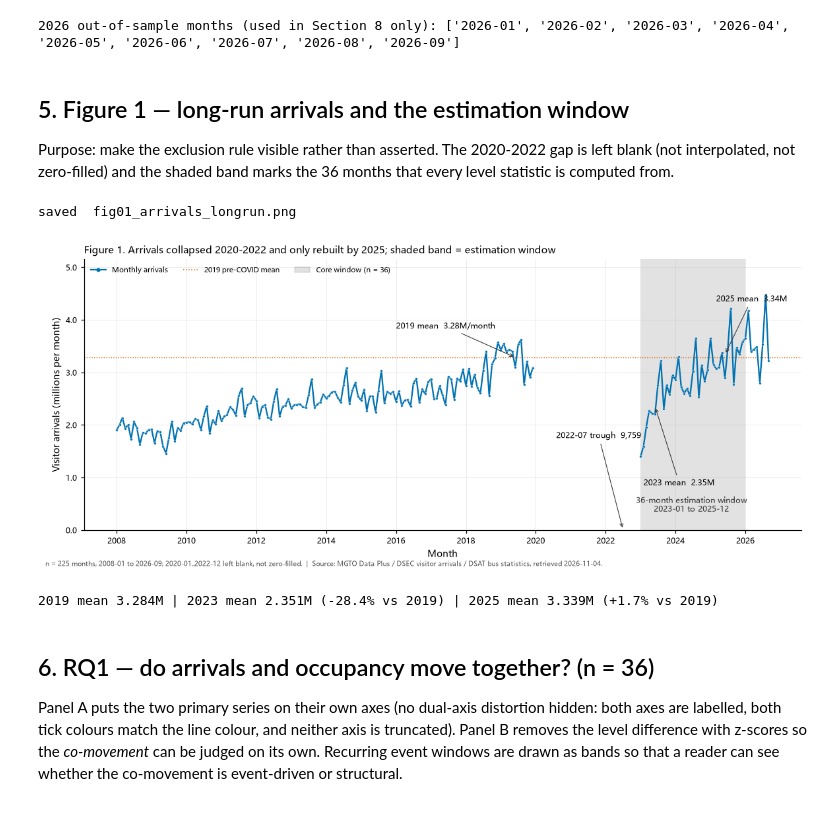
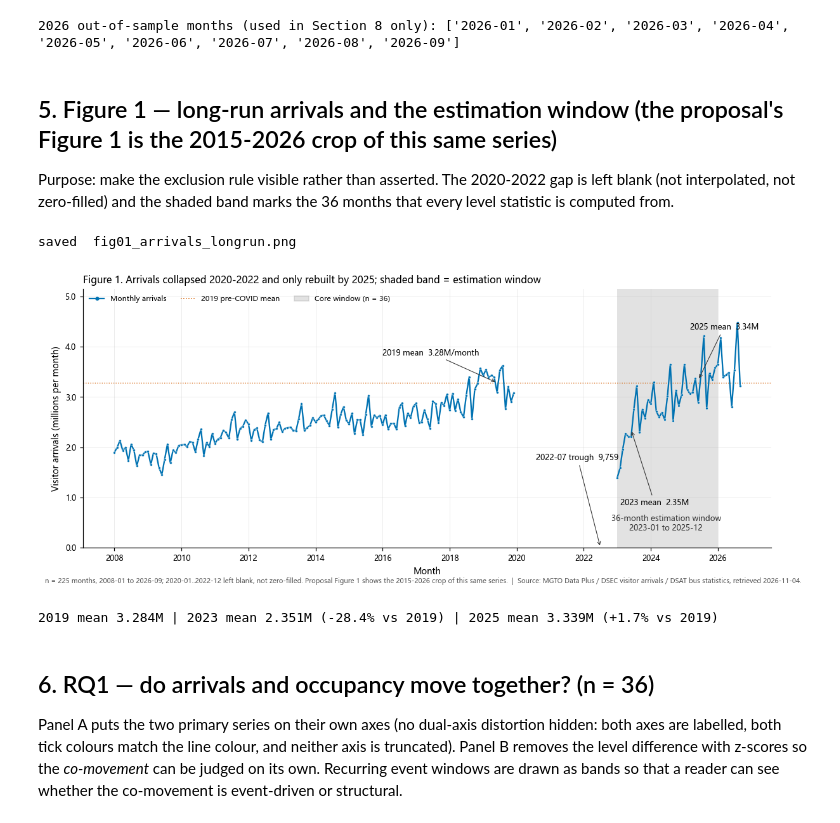
Before and after one commit to FongChinWai-Vivi/CISC7204-ClassE-Team01-2026GitHub, a Jupyter notebook: notebooks/CISC7204_ClassE_Team01_Visualization_updated.ipynb, the cells around one changed output. Saved outputs shown, nothing was run; the diff lists cells and outputs as text; code cells hidden in the pictures.

```diff
--- a/notebooks/CISC7204_ClassE_Team01_Visualization_updated.ipynb
+++ b/notebooks/CISC7204_ClassE_Team01_Visualization_updated.ipynb
@@ -16,6 +18,7 @@
 
 Colour-blind-safe Okabe-Ito palette, CJK-capable font stack, and one shared `stamp()` helper so that every figure carries its own provenance.
 # %%
+import os
 from pathlib import Path
 import warnings
 import numpy as np
@@ -31,7 +34,17 @@ from IPython.display import display
 
 warnings.filterwarnings("ignore")
 
-BASE = Path(r"C:\Users\user\Documents\cisc7204\Project\Github\CISC7204-ClassE-Team01-2026GitHub")
+# Repository root: derive it from this notebook's own location (pathlib), then fall back
+# to walking up from the kernel working directory, so no machine-specific path is stored.
+_cands = []
+for _hint in (globals().get("__vsc_ipynb_file__"), os.environ.get("JPY_SESSION_NAME")):
+    if _hint:
+        _cands += [Path(_hint).resolve().parent, Path(_hint).resolve().parent.parent]
+BASE = next((p for p in _cands if (p / "data_processed").exists()), None)
+if BASE is None:
+    BASE = Path.cwd().resolve()
+    while not (BASE / "data_processed").exists() and BASE != BASE.parent:
+        BASE = BASE.parent
 DATA = BASE / "data_processed"
 RAW  = BASE / "Dataset"
 FIG  = BASE / "notebooks" / "figures"
@@ -67,7 +80,7 @@ def save_fig(fig, name):
 
 print("=" * 88)
 print("DATA exists :", DATA.exists(), "   RAW exists :", RAW.exists())
-print("FIG         :", FIG)
+print("FIG         :", FIG.relative_to(BASE))  # shown relative: no machine path stored
 print("versions    : pandas", pd.__version__, "| numpy", np.__version__,
       "| matplotlib", matplotlib.__version__, "| seaborn", sns.__version__)
 print("=" * 88)
@@ -298,7 +311,7 @@ First / last observations of the core window:
 | 35 | 2025-12 | 3580130.0 | 90.4 | 1252343.0 | 19898900.0 | 5.5582 |
 2026 out-of-sample months (used in Section 8 only): ['2026-01', '2026-02', '2026-03', '2026-04', '2026-05', '2026-06', '2026-07', '2026-08', '2026-09']
 # %% [markdown]
-## 5. Figure 1 — long-run arrivals and the estimation window
+## 5. Figure 1 — long-run arrivals and the estimation window (the proposal's Figure 1 is the 2015-2026 crop of this same series)
 
 Purpose: make the exclusion rule visible rather than asserted. The 2020-2022 gap is left blank (not interpolated, not zero-filled) and the shaded band marks the 36 months that every level statistic is computed from.
 # %%
@@ -323,35 +336,36 @@ ax.annotate(f"2019 mean  {m2019:.2f}M/month", xy=(TS("2019-06-01"), m2019),
 ax.annotate(f"{t_idx:%Y-%m} trough  {t_val:,.0f}", xy=(t_idx, t_val / 1e6),
             xytext=(TS("2020-08-01"), 1.75), fontsize=8,
             arrowprops=dict(arrowstyle="->", lw=0.7, color="#333333"))
 ax.annotate(f"2023 mean  {m2023:.2f}M", xy=(TS("2023-06-01"), m2023),
             xytext=(TS("2023-02-01"), 0.85), fontsize=8,
             arrowprops=dict(arrowstyle="->", lw=0.7, color="#333333"))
 ax.annotate(f"2025 mean  {m2025:.2f}M", xy=(TS("2025-06-01"), m2025),
             xytext=(TS("2025-03-01"), 4.35), fontsize=8,
             arrowprops=dict(arrowstyle="->", lw=0.7, color="#333333"))
 ax.text(TS("2024-06-15"), 0.35, "36-month estimation window\n2023-01 to 2025-12",
         ha="center", fontsize=8, color="#333333")
 
 ax.set_title("Figure 1. Arrivals collapsed 2020-2022 and only rebuilt by 2025; shaded band = estimation window",
              loc="left")
 ax.set_ylabel("Visitor arrivals (millions per month)")
 ax.set_xlabel("Month")
 ax.set_ylim(0, s.max() / 1e6 * 1.15)
 ax.yaxis.set_major_formatter(mticker.FuncFormatter(lambda v, _: f"{v:.1f}"))
 ax.legend(handles=[plt.Line2D([], [], color=BLUE, marker="o", ms=3, lw=1.5, label="Monthly arrivals"),
                    plt.Line2D([], [], color=RED, ls=":", lw=1, label="2019 pre-COVID mean"),
                    Rectangle((0, 0), 1, 1, color=GREY, alpha=0.25, label="Core window (n = 36)")],
           loc="upper left", frameon=False, ncol=3, fontsize=7.5)
-stamp(fig, "n = 225 months, 2008-01 to 2026-09; 2020-01..2022-12 left blank, not zero-filled.")
+stamp(fig, "n = 225 months, 2008-01 to 2026-09; 2020-01..2022-12 left blank, not zero-filled. "
+           "Proposal Figure 1 shows the 2015-2026 crop of this same series.")
 fig.tight_layout()
 save_fig(fig, "fig01_arrivals_longrun.png")
 plt.show()
 
 print(f"2019 mean {m2019:.3f}M | 2023 mean {m2023:.3f}M ({(m2023/m2019-1)*100:+.1f}% vs 2019) | "
       f"2025 mean {m2025:.3f}M ({(m2025/m2019-1)*100:+.1f}% vs 2019)")
 # %% [output]
 saved  fig01_arrivals_longrun.png
-[figure, old version]
+[figure, new version]
 2019 mean 3.284M | 2023 mean 2.351M (-28.4% vs 2019) | 2025 mean 3.339M (+1.7% vs 2019)
 # %% [markdown]
 ## 6. RQ1 — do arrivals and occupancy move together? (n = 36)
```
Also changed, not shown: parts of 25 cells of this notebook, 54 other files.
